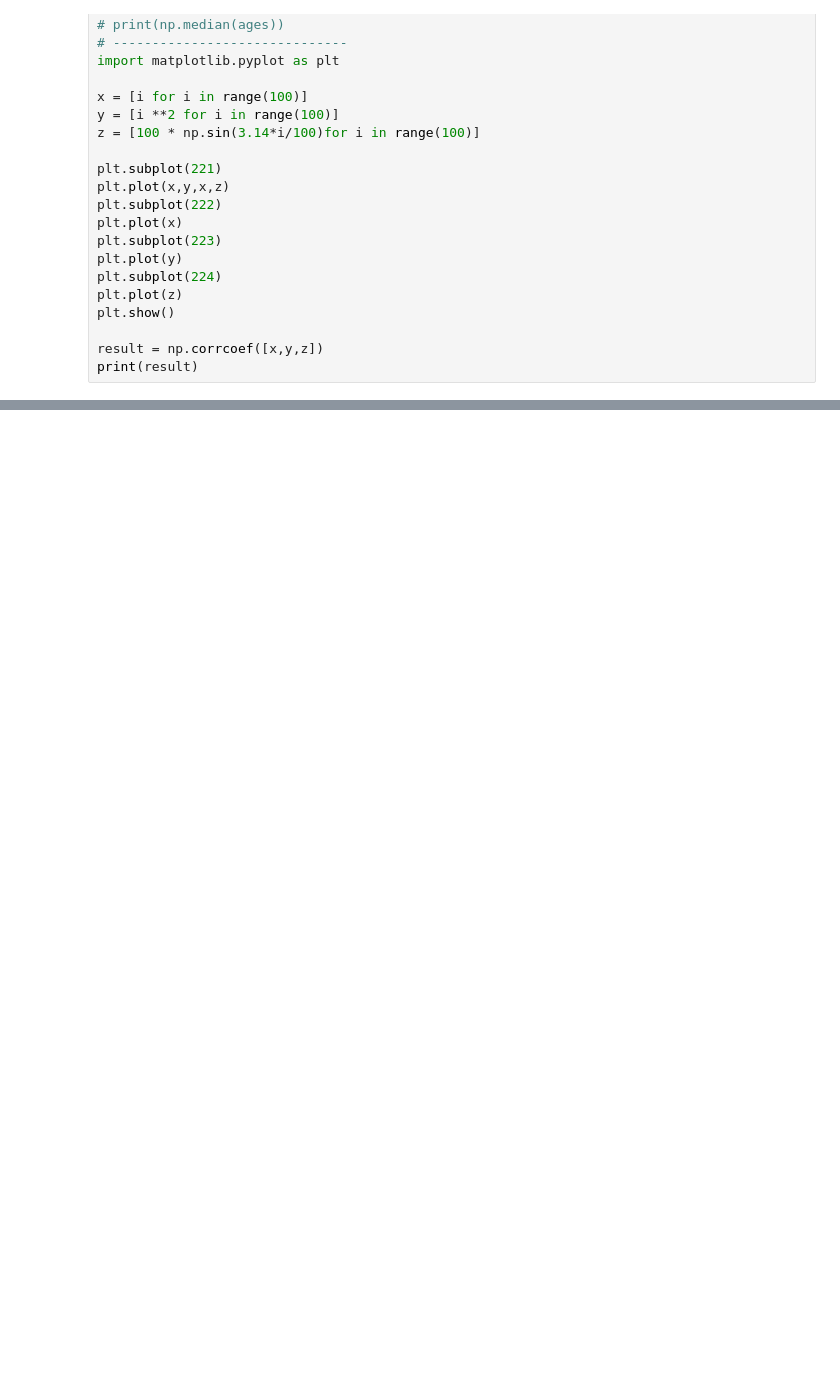
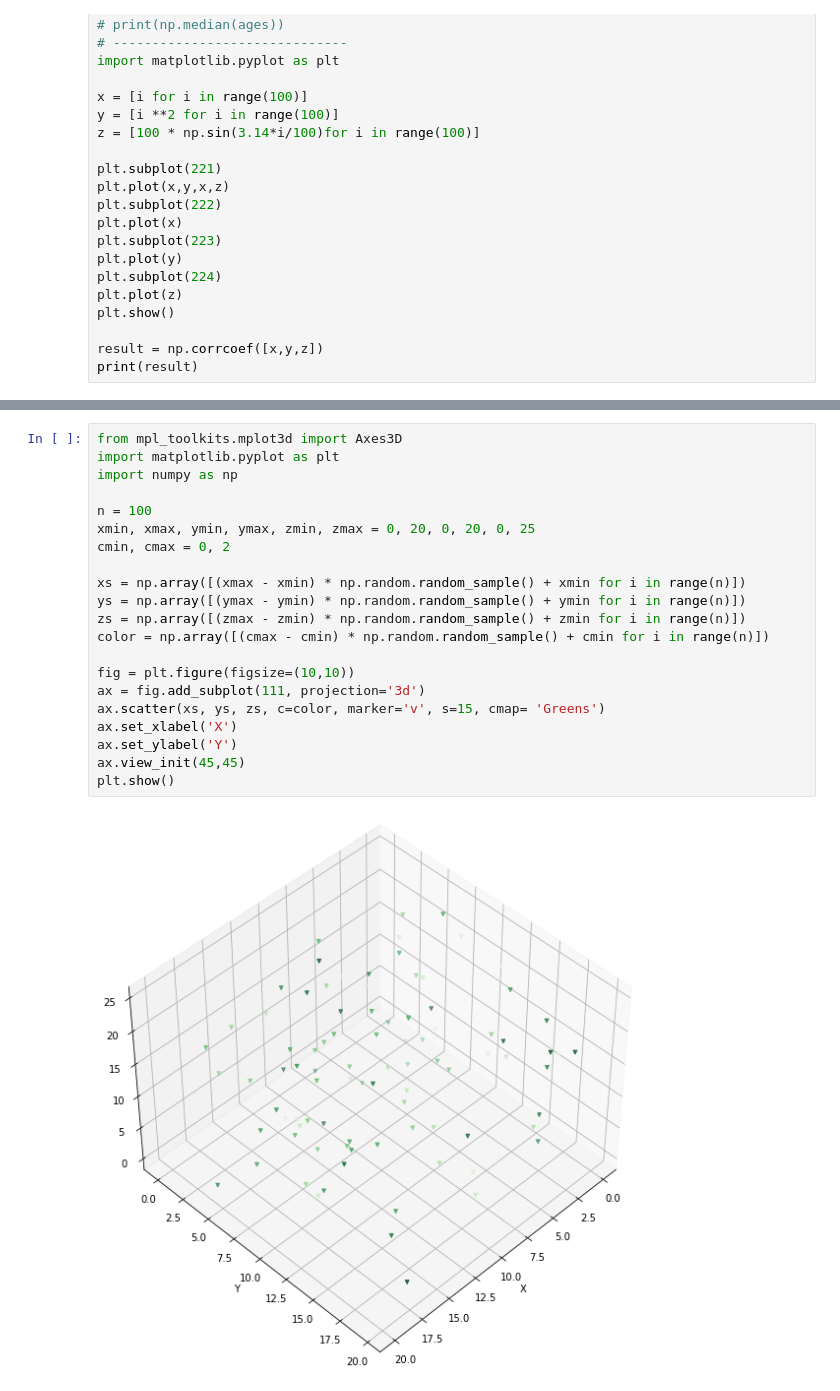
Before and after one commit to portals2/-winter_pretice, a Jupyter notebook: numpy.ipynb, the cells around one changed output, grey strips where cells are left out. Cells and saved outputs as stored; diff of their text form; blank space fills up the shorter version.

```diff
--- a/numpy.ipynb
+++ b/numpy.ipynb
@@ -125,0 +124,23 @@ plt.show()
+# %%
+from mpl_toolkits.mplot3d import Axes3D
+import matplotlib.pyplot as plt
+import numpy as np
+
+n = 100
+xmin, xmax, ymin, ymax, zmin, zmax = 0, 20, 0, 20, 0, 25
+cmin, cmax = 0, 2
+
+xs = np.array([(xmax - xmin) * np.random.random_sample() + xmin for i in range(n)])
+ys = np.array([(ymax - ymin) * np.random.random_sample() + ymin for i in range(n)])
+zs = np.array([(zmax - zmin) * np.random.random_sample() + zmin for i in range(n)])
+color = np.array([(cmax - cmin) * np.random.random_sample() + cmin for i in range(n)])
+
+fig = plt.figure(figsize=(10,10))
+ax = fig.add_subplot(111, projection='3d')
+ax.scatter(xs, ys, zs, c=color, marker='v', s=15, cmap= 'Greens')
+ax.set_xlabel('X')
+ax.set_ylabel('Y')
+ax.view_init(45,45)
+plt.show()
+# %% [output]
+[figure, added]
```
Also changed, not shown: parts of 1 cell of this notebook, 10 other files.
